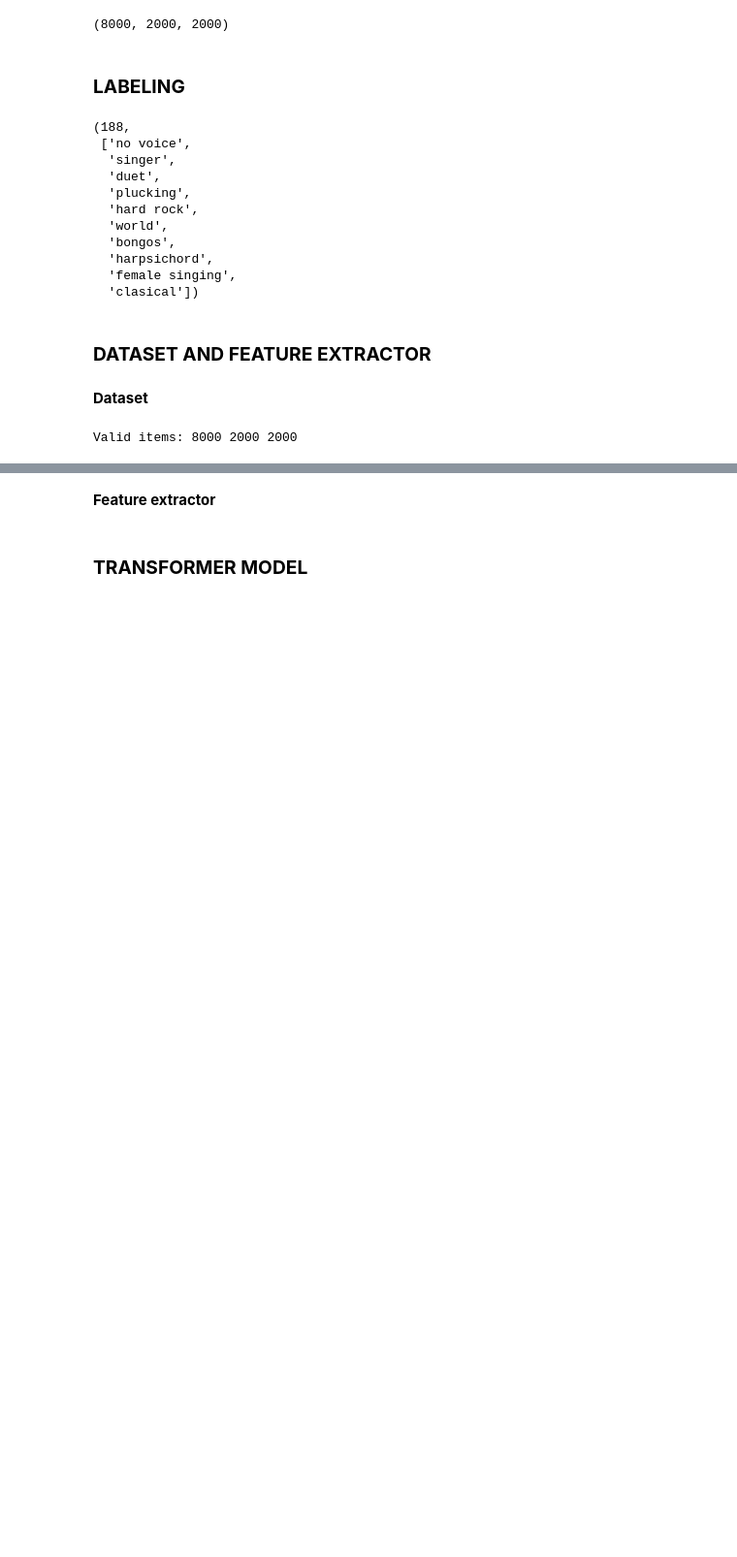
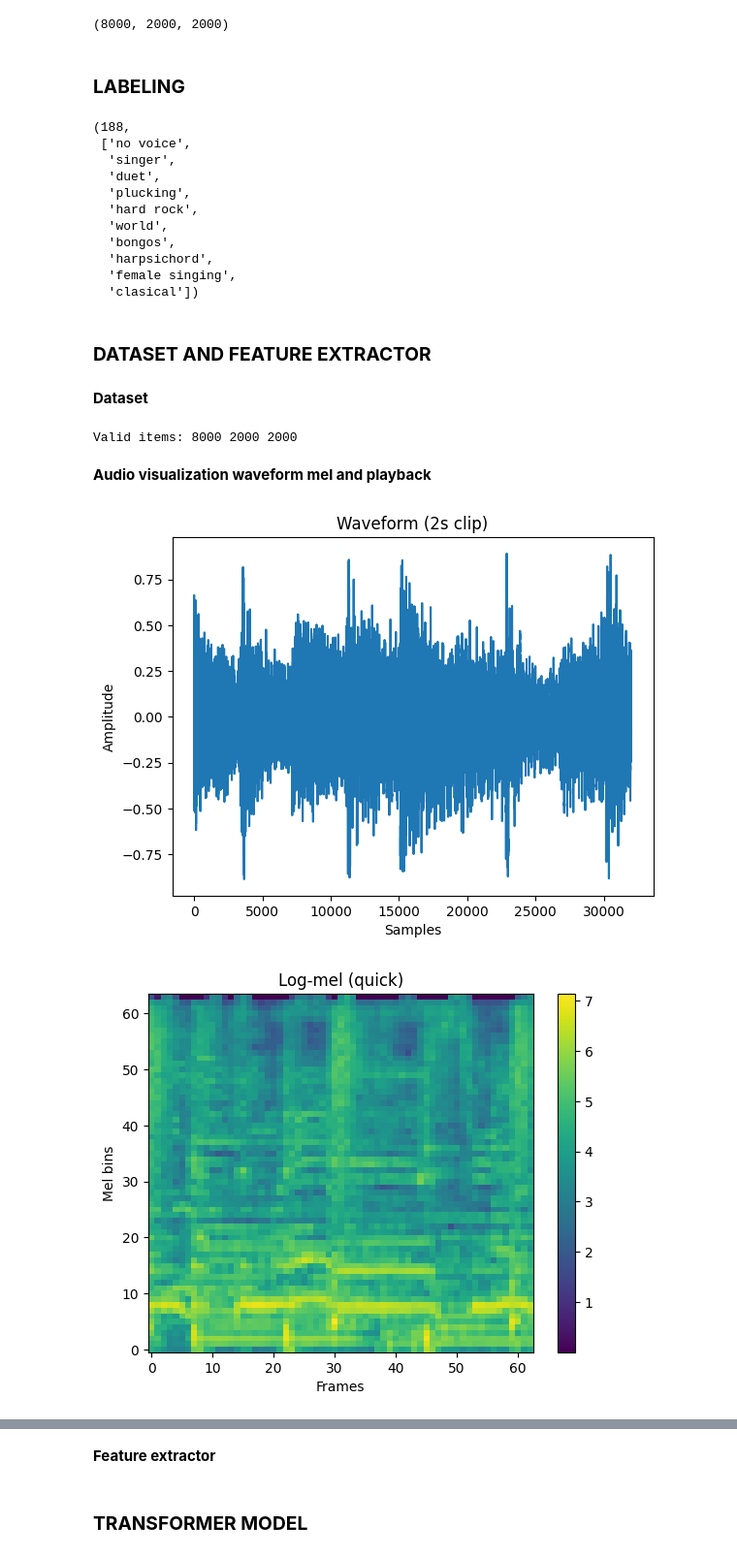
Before and after one commit to manueleco/ml-for-sound-and-music, a Jupyter notebook: lab08/Manuel-Castillo-lab8.ipynb, the cells around one changed output, grey strips where cells are left out. Shown: that part at 97% size. Cells and saved outputs as stored; diff of their text form; code cells hidden in the pictures; blank space fills up the shorter version.

```diff
--- a/lab08/Manuel-Castillo-lab8.ipynb
+++ b/lab08/Manuel-Castillo-lab8.ipynb
@@ -180,6 +280,11 @@ def make_splits_from_ids(ids, split=(0.8, 0.1, 0.1), seed=SEED):
     return train_ids, val_ids, test_ids
 
 def find_datalabs_root():
+    # If Colab and we already found a valid root, use it
+    if "google.colab" in sys.modules:
+        if "MTAT_DATALABS_ROOT" in globals() and MTAT_DATALABS_ROOT is not None:
+            return Path(MTAT_DATALABS_ROOT)
+
     anchors = [Path.cwd()]
     env_root = os.environ.get("MTAT_ROOT")
     if env_root:
@@ -200,10 +305,10 @@ def find_datalabs_root():
 def resolve_audio_root(base):
     candidates = [
         base / "audio",
+        base / "mp3",
+        base / "audios",
         base.parent / "audio",
-        base / "mp3",
         base.parent / "mp3",
-        base / "audios",
         base.parent / "audios",
     ]
     for c in candidates:
@@ -420,3 +553,40 @@ test_loader  = DataLoader(
 print("Valid items:", len(train_dataset), len(val_dataset), len(test_dataset))
 # %% [output]
 Valid items: 8000 2000 2000
+# %% [markdown]
+**Audio visualization waveform mel and playback**
+# %%
+import matplotlib.pyplot as plt
+
+try:
+    from IPython.display import Audio, display
+except Exception:
+    Audio = None
+    display = None
+
+sample = train_dataset[0]
+x = sample["audio"].detach().cpu()
+
+plt.figure()
+plt.plot(x.numpy())
+plt.title("Waveform (2s clip)")
+plt.xlabel("Samples")
+plt.ylabel("Amplitude")
+plt.show()
+
+melspec_tmp = MelSpectrogram(sample_rate=CFG["sample_rate"], n_mels=CFG["n_mels"], n_fft=CFG["n_fft"])
+mel = torch.log10(1 + 1000 * melspec_tmp(x.unsqueeze(0))).squeeze(0).numpy()
+
+plt.figure()
+plt.imshow(mel, aspect="auto", origin="lower")
+plt.title("Log-mel (quick)")
+plt.xlabel("Frames")
+plt.ylabel("Mel bins")
+plt.colorbar()
+plt.show()
+
+if Audio is not None and display is not None:
+    display(Audio(x.numpy(), rate=CFG["sample_rate"]))
+# %% [output]
+[figure, added]
+[figure, added]
```
Also changed, not shown: parts of 31 cells of this notebook, 15 other files.
